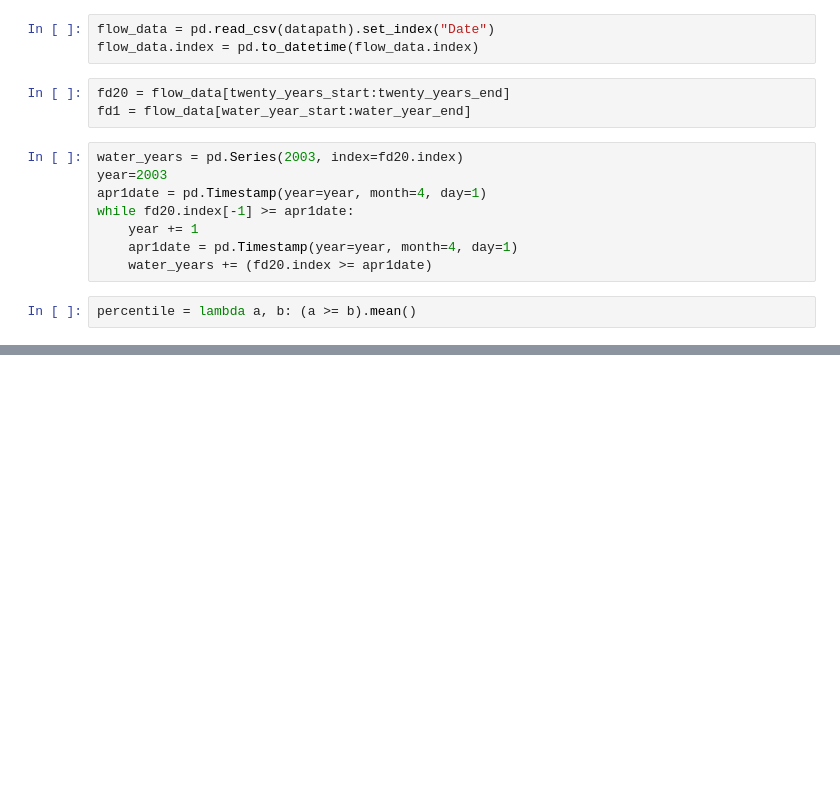
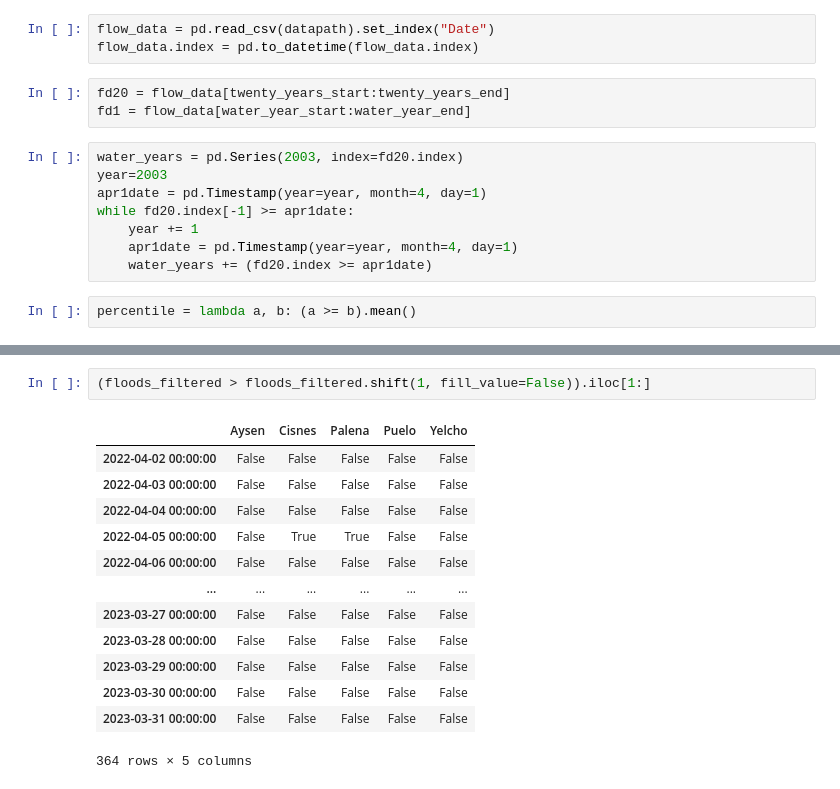
Before and after one commit to sagefox3598/NWP_Land_Sea_Fluxes, a Jupyter notebook: scripts/20_year_comparison.ipynb, the cells around one changed output, grey strips where cells are left out. Cells and saved outputs as stored; diff of their text form; blank space fills up the shorter version.

```diff
--- a/scripts/20_year_comparison.ipynb
+++ b/scripts/20_year_comparison.ipynb
@@ -68,0 +137,16 @@ mins20 = fd20.groupby(fd20.index.year).min()
+# %%
+(floods_filtered > floods_filtered.shift(1, fill_value=False)).iloc[1:]
+# %% [output]
+|  | Aysen | Cisnes | Palena | Puelo | Yelcho |
+| 2022-04-02 00:00:00 | False | False | False | False | False |
+| 2022-04-03 00:00:00 | False | False | False | False | False |
+| 2022-04-04 00:00:00 | False | False | False | False | False |
+| 2022-04-05 00:00:00 | False | True | True | False | False |
+| 2022-04-06 00:00:00 | False | False | False | False | False |
+| ... | ... | ... | ... | ... | ... |
+| 2023-03-27 00:00:00 | False | False | False | False | False |
+| 2023-03-28 00:00:00 | False | False | False | False | False |
+| 2023-03-29 00:00:00 | False | False | False | False | False |
+| 2023-03-30 00:00:00 | False | False | False | False | False |
+| 2023-03-31 00:00:00 | False | False | False | False | False |
+364 rows × 5 columns
```
Also changed, not shown: parts of 10 cells of this notebook.
